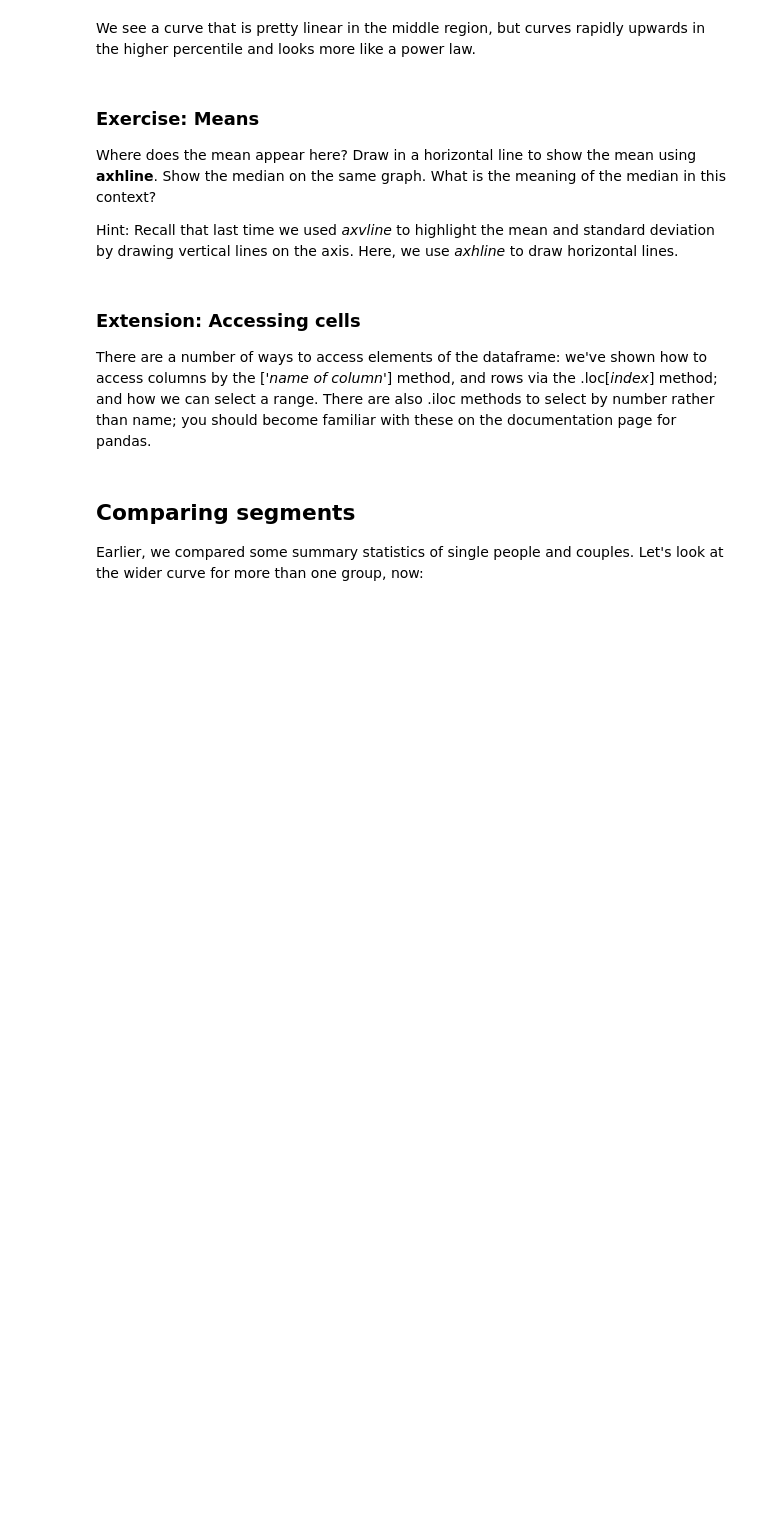
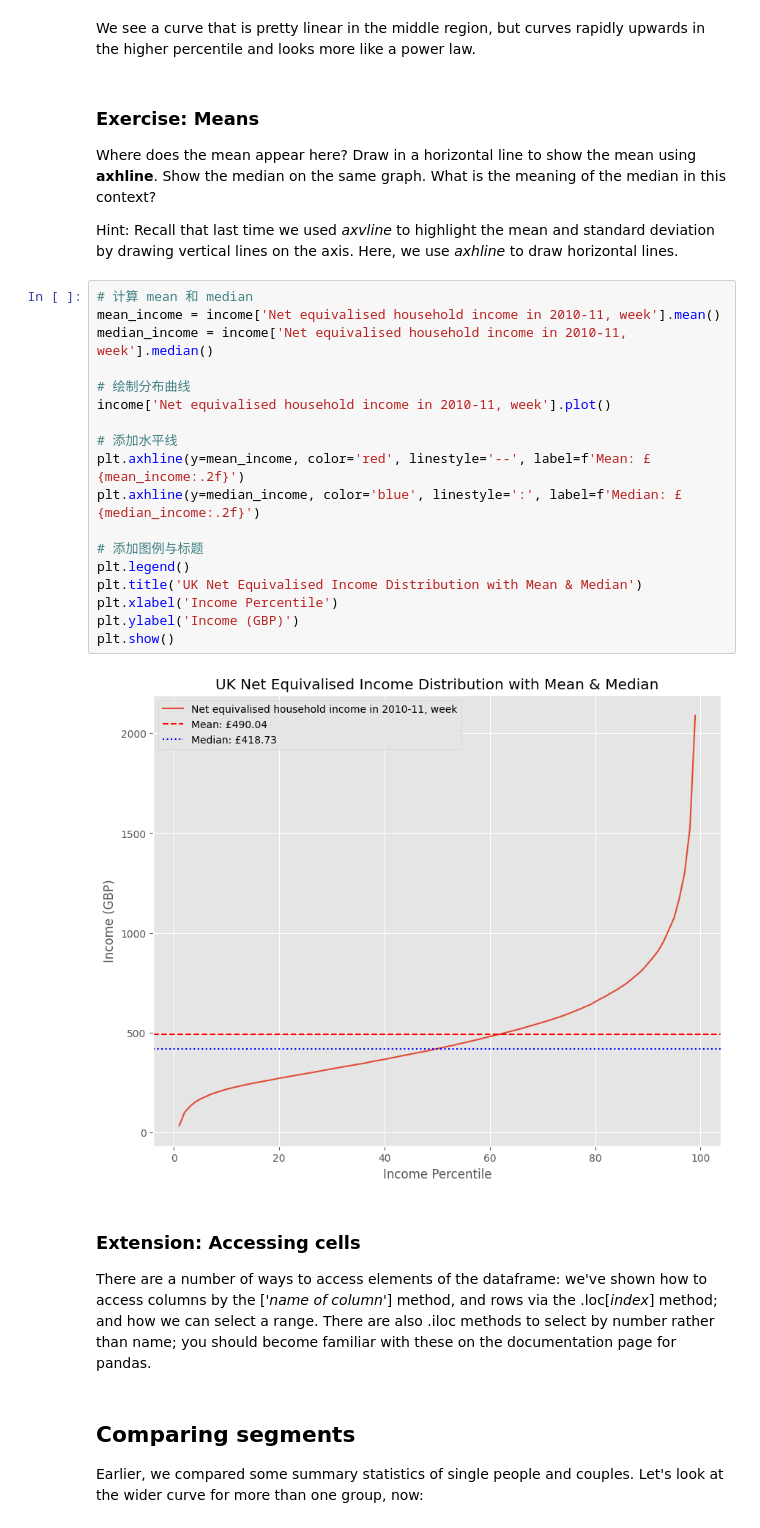
Before and after one commit to 0guojialin0-droid/QM2, a Jupyter notebook: “W2_Working_with_Data_in_Pandas_ipynb”的副本.ipynb, the cells around one changed output. Drawn from its saved outputs; the diff is of its cells as text; blank space fills up the shorter version.

```diff
--- a/“W2_Working_with_Data_in_Pandas_ipynb”的副本.ipynb
+++ b/“W2_Working_with_Data_in_Pandas_ipynb”的副本.ipynb
@@ -211,6 +227,26 @@ We see a curve that is pretty linear in the middle region, but curves rapidly up
 Where does the mean appear here? Draw in a horizontal line to show the mean using **axhline**. Show the median on the same graph. What is the meaning of the median in this context?
 
 Hint: Recall that last time we used *axvline* to highlight the mean and standard deviation by drawing vertical lines on the axis. Here, we use *axhline* to draw horizontal lines.
+# %%
+# 计算 mean 和 median
+mean_income = income['Net equivalised household income in 2010-11, week'].mean()
+median_income = income['Net equivalised household income in 2010-11, week'].median()
+
+# 绘制分布曲线
+income['Net equivalised household income in 2010-11, week'].plot()
+
+# 添加水平线
+plt.axhline(y=mean_income, color='red', linestyle='--', label=f'Mean: £{mean_income:.2f}')
+plt.axhline(y=median_income, color='blue', linestyle=':', label=f'Median: £{median_income:.2f}')
+
+# 添加图例与标题
+plt.legend()
+plt.title('UK Net Equivalised Income Distribution with Mean & Median')
+plt.xlabel('Income Percentile')
+plt.ylabel('Income (GBP)')
+plt.show()
+# %% [output]
+[figure, added]
 # %% [markdown]
 ### Extension: Accessing cells
 
```
Also changed, not shown: parts of 16 cells of this notebook.
